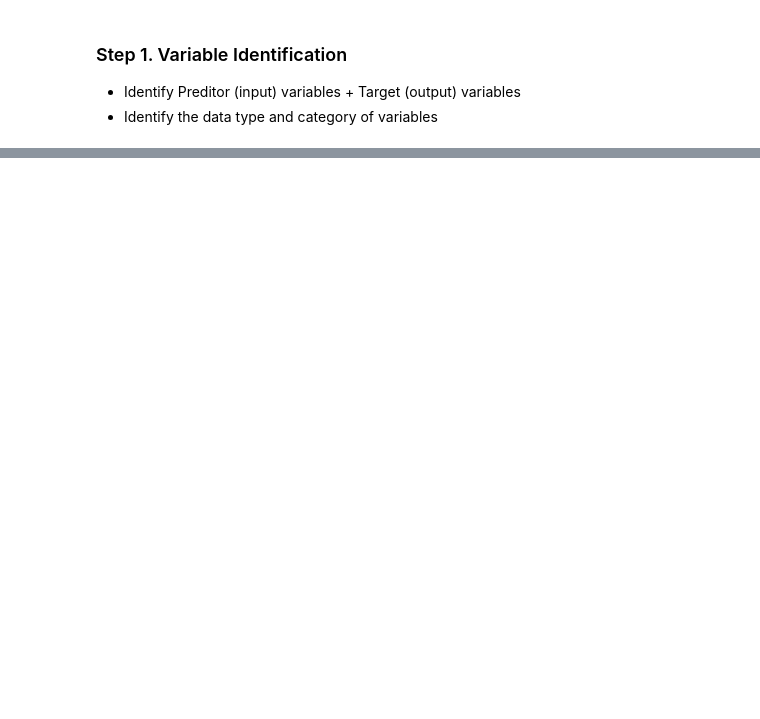
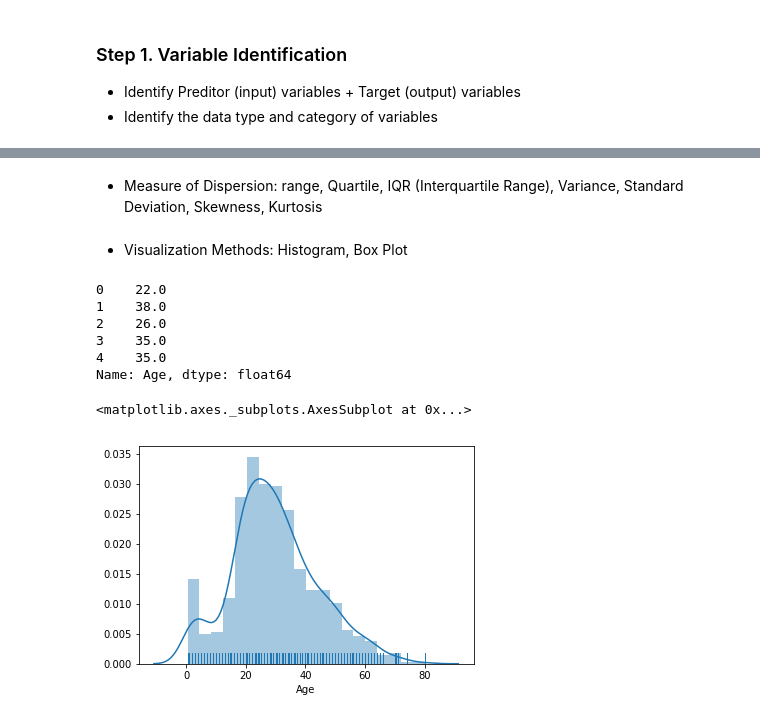
Before and after one commit to tien-le-grenoble/kaggle-titanic-original, a Jupyter notebook: Titanic - Machine Learning from Disaster.ipynb, the cells around one changed output, grey strips where cells are left out. Cells and saved outputs as stored; diff of their text form; code cells hidden in the pictures; blank space fills up the shorter version.

```diff
--- a/Titanic - Machine Learning from Disaster.ipynb
+++ b/Titanic - Machine Learning from Disaster.ipynb
@@ -181,0 +237,2 @@ sns.pairplot(tst_corpus.dropna())
+# %%
+trn_corpus_Age_dropna = trn_corpus["Age"].dropna()
@@ -181,0 +359,19 @@ sns.pairplot(tst_corpus.dropna())
+# %% [markdown]
+* Measure of Dispersion: range, Quartile, IQR (Interquartile Range), Variance, Standard Deviation, Skewness, Kurtosis
+# %% [markdown]
+* Visualization Methods: Histogram, Box Plot
+# %%
+trn_corpus_Age_dropna.head()
+# %% [output]
+0    22.0
+1    38.0
+2    26.0
+3    35.0
+4    35.0
+Name: Age, dtype: float64
+# %%
+#sns.distplot(trn_corpus["Age"].dropna())
+sns.distplot(trn_corpus_Age_dropna, rug=True, hist=True)
+# %% [output]
+<matplotlib.axes._subplots.AxesSubplot at 0x...>
+[figure, added]
```
Also changed, not shown: parts of 41 cells of this notebook, 1 other file.
